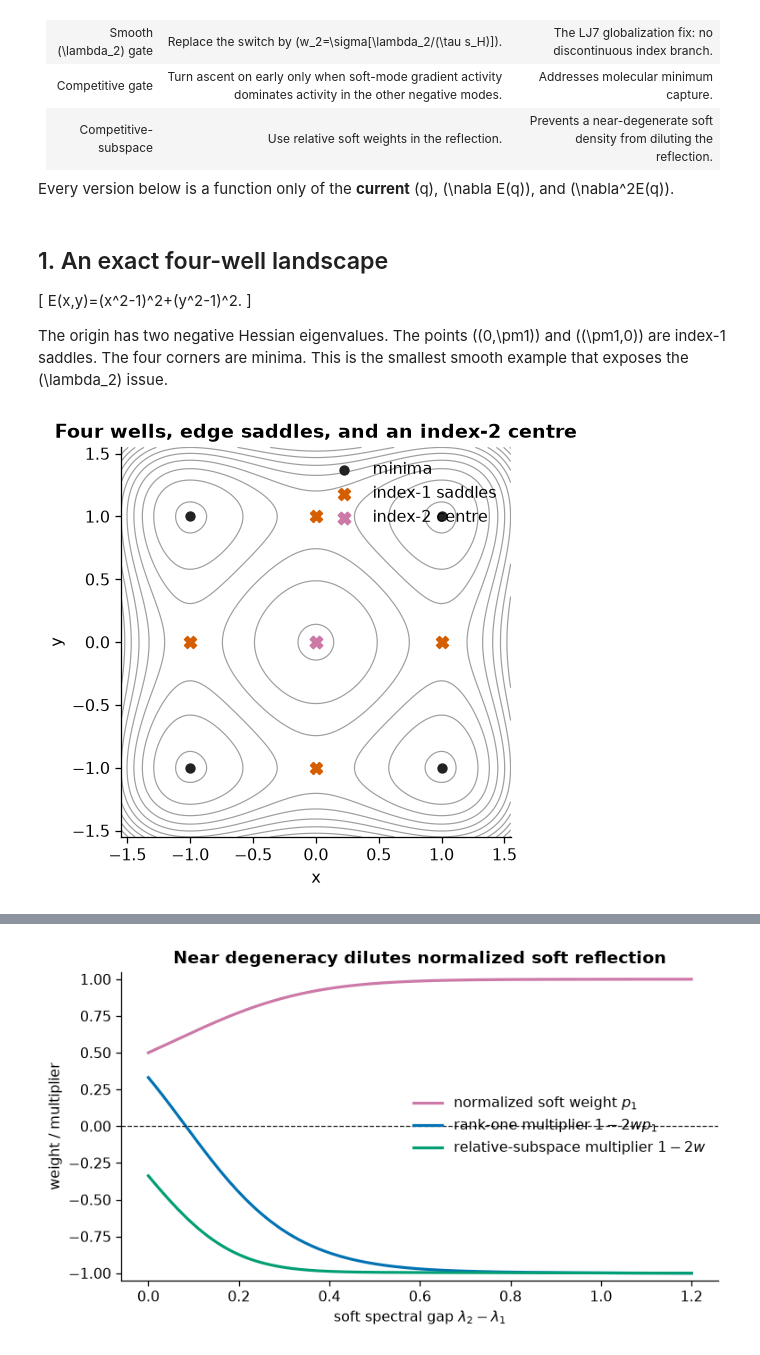
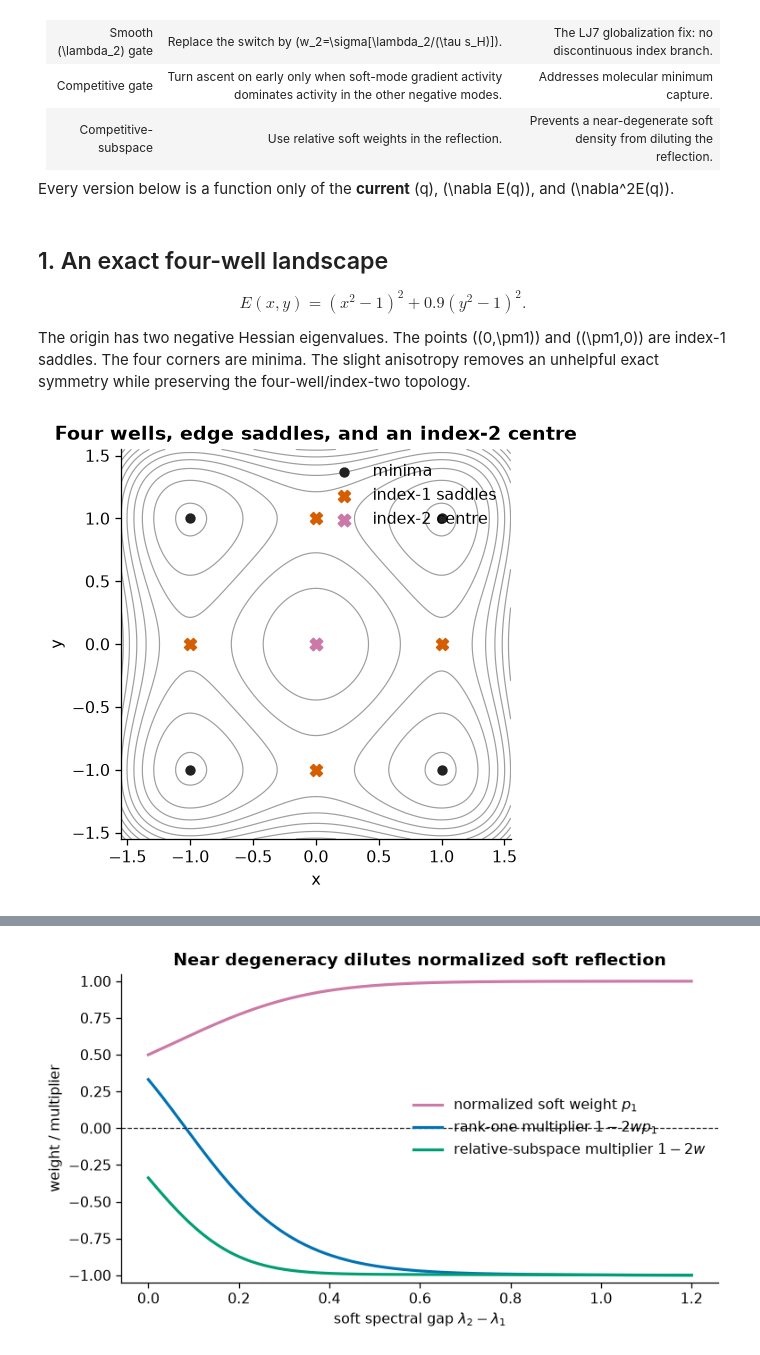
Before and after one commit to memo-ozdincer/GAD_plus, a Jupyter notebook: examples/gad_evolution_four_wells.ipynb, the cells around one changed output, grey strips where cells are left out. Cells and saved outputs as stored; diff of their text form; code cells hidden in the pictures.

```diff
--- a/examples/gad_evolution_four_wells.ipynb
+++ b/examples/gad_evolution_four_wells.ipynb
@@ -33,40 +33,44 @@ plt.rcParams.update({
     "axes.titleweight": "bold", "font.size": 10,
 })
 
+ALPHA = 0.90  # a tiny symmetry-breaking anisotropy
+
+ALPHA = 0.90  # a tiny symmetry-breaking anisotropy
+
 COLORS = {"ordinary": "#7F7F7F", "lambda2": "#CC79A7", "competitive": "#0072B2", "subspace": "#009E73"}
 # %% [markdown]
 ## 1. An exact four-well landscape
 
-\[
-E(x,y)=(x^2-1)^2+(y^2-1)^2.
-\]
+$$
+E(x,y)=(x^2-1)^2+0.9(y^2-1)^2.
+$$
 
-The origin has two negative Hessian eigenvalues. The points \((0,\pm1)\) and \((\pm1,0)\) are index-1 saddles. The four corners are minima. This is the smallest smooth example that exposes the \(\lambda_2\) issue.
+The origin has two negative Hessian eigenvalues. The points \((0,\pm1)\) and \((\pm1,0)\) are index-1 saddles. The four corners are minima. The slight anisotropy removes an unhelpful exact symmetry while preserving the four-well/index-two topology.
 # %%
 def E(q):
     x, y = q
-    return (x*x - 1)**2 + (y*y - 1)**2
+    return (x*x - 1)**2 + ALPHA*(y*y - 1)**2
 
 def grad(q):
     x, y = q
-    return np.array([4*x*(x*x - 1), 4*y*(y*y - 1)], dtype=float)
+    return np.array([4*x*(x*x - 1), 4*ALPHA*y*(y*y - 1)], dtype=float)
 
 def hess(q):
     x, y = q
-    return np.diag([12*x*x - 4, 12*y*y - 4])
+    return np.diag([12*x*x - 4, ALPHA*(12*y*y - 4)])
 
 grid = np.linspace(-1.55, 1.55, 300)
 X, Y = np.meshgrid(grid, grid)
-Z = (X*X - 1)**2 + (Y*Y - 1)**2
+Z = (X*X - 1)**2 + ALPHA*(Y*Y - 1)**2
 fig, ax = plt.subplots(figsize=(5.1, 4.4))
 ax.contour(X, Y, Z, levels=np.linspace(0.06, 5.0, 14), colors="#9E9E9E", linewidths=.75)
 ax.scatter([-1, -1, 1, 1], [-1, 1, -1, 1], c="#222222", s=30, label="minima")
 ax.scatter([0, 0, -1, 1], [-1, 1, 0, 0], c="#D55E00", marker="X", s=55, label="index-1 saddles")
 ax.scatter([0], [0], c="#CC79A7", marker="X", s=60, label="index-2 centre")
 ax.set(xlim=(-1.55, 1.55), ylim=(-1.55, 1.55), aspect="equal", xlabel="x", ylabel="y", title="Four wells, edge saddles, and an index-2 centre")
 ax.legend(frameon=False, loc="upper right"); plt.show()
 # %% [output]
-[figure, old version]
+[figure, new version]
 # %% [markdown]
 ## 2. One common closed-form local step
 
```
Also changed, not shown: parts of 5 cells of this notebook, 2 other files.
